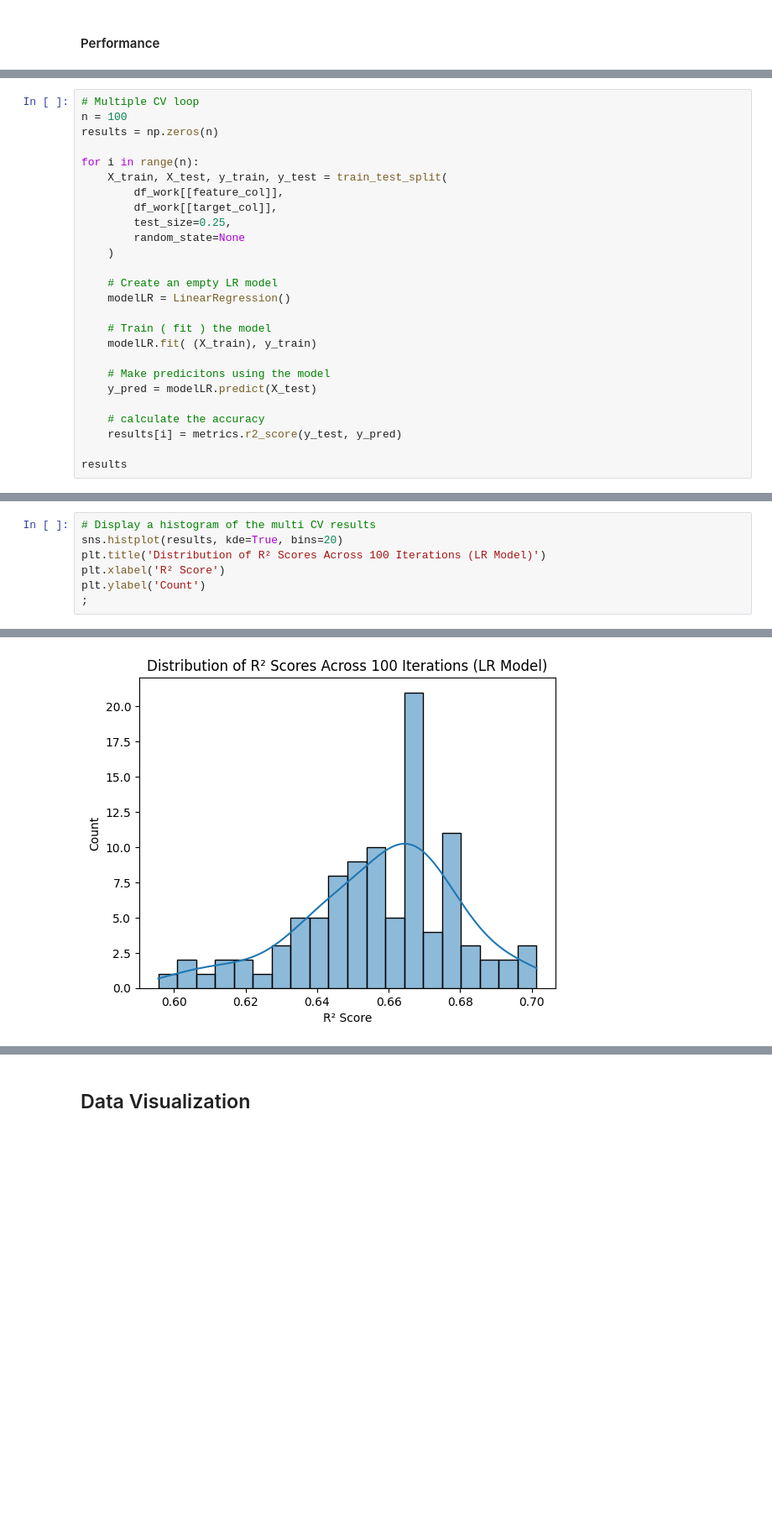
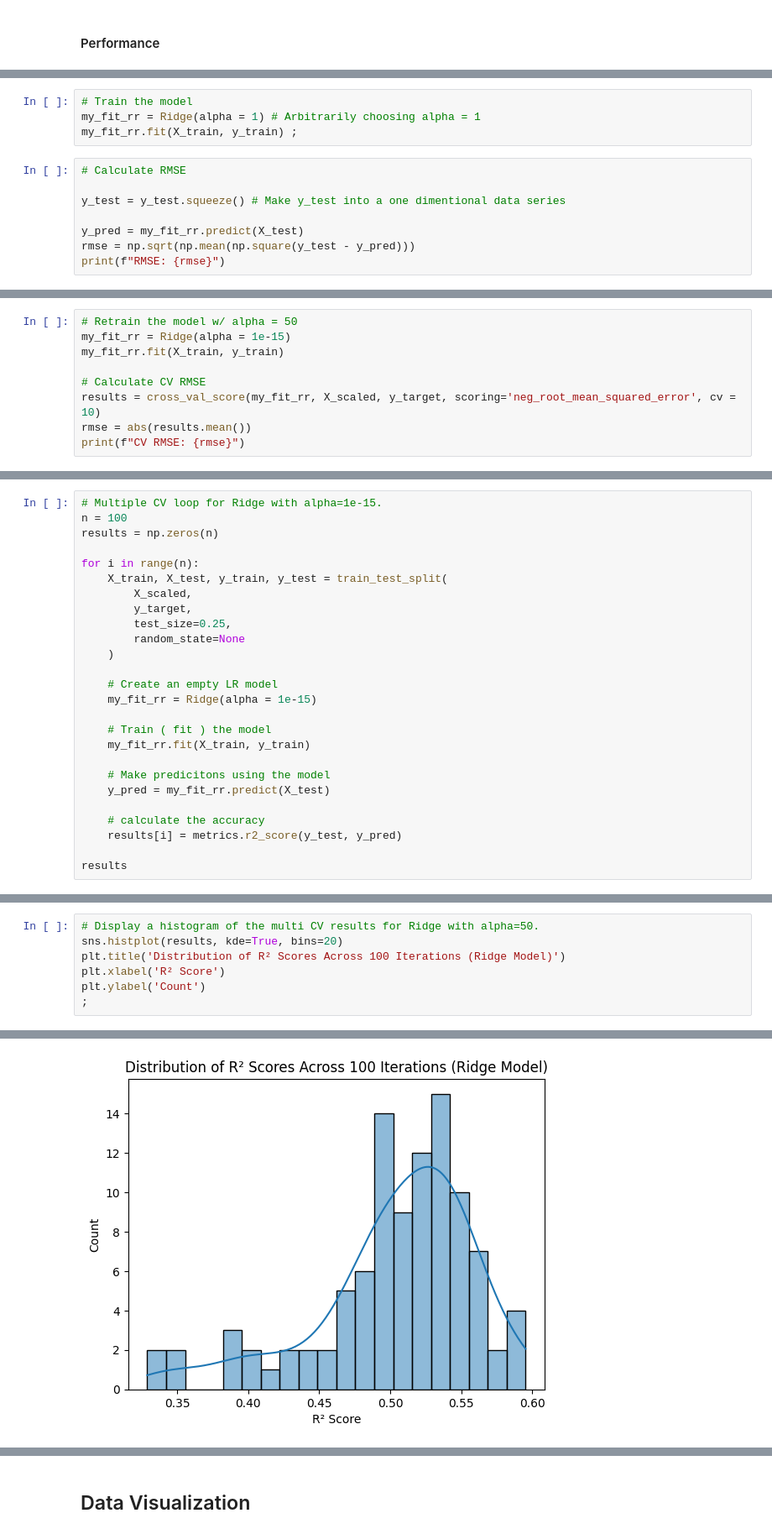
Before and after one commit to efitznm/Data-Science-Portfolio-C22, a Jupyter notebook: Modules/Module_2_Regression/Projects/Instructions/Project.2-Housing/Housing-Pass-12.ipynb, the cells around one changed output, grey strips where cells are left out. Shown at 84% size. Drawn from its saved outputs; the diff is of its cells as text; blank space fills up the shorter version.

```diff
--- a/Modules/Module_2_Regression/Projects/Instructions/Project.2-Housing/Housing-Pass-12.ipynb
+++ b/Modules/Module_2_Regression/Projects/Instructions/Project.2-Housing/Housing-Pass-12.ipynb
@@ -563,0 +588,12 @@ Multi Cross Validation
+# %%
+# Train the model
+my_fit_rr = Ridge(alpha = 1) # Arbitrarily choosing alpha = 1
+my_fit_rr.fit(X_train, y_train) ;
+# %%
+# Calculate RMSE
+
+y_test = y_test.squeeze() # Make y_test into a one dimentional data series
+
+y_pred = my_fit_rr.predict(X_test)
+rmse = np.sqrt(np.mean(np.square(y_test - y_pred)))
+print(f"RMSE: {rmse}")
@@ -563,0 +654,9 @@ Multi Cross Validation
+# %%
+# Retrain the model w/ alpha = 50
+my_fit_rr = Ridge(alpha = 1e-15)
+my_fit_rr.fit(X_train, y_train)
+
+# Calculate CV RMSE
+results = cross_val_score(my_fit_rr, X_scaled, y_target, scoring='neg_root_mean_squared_error', cv = 10)
+rmse = abs(results.mean())
+print(f"CV RMSE: {rmse}")
@@ -564,24 +665,24 @@ Multi Cross Validation
 # %%
-# Multiple CV loop
+# Multiple CV loop for Ridge with alpha=1e-15.
 n = 100
 results = np.zeros(n)
 
 for i in range(n):
     X_train, X_test, y_train, y_test = train_test_split(
-        df_work[[feature_col]],
-        df_work[[target_col]],
+        X_scaled,
+        y_target,
         test_size=0.25,
         random_state=None
     )
 
     # Create an empty LR model
-    modelLR = LinearRegression()
+    my_fit_rr = Ridge(alpha = 1e-15)
 
     # Train ( fit ) the model
-    modelLR.fit( (X_train), y_train)
+    my_fit_rr.fit(X_train, y_train)
 
     # Make predicitons using the model
-    y_pred = modelLR.predict(X_test)
+    y_pred = my_fit_rr.predict(X_test)
 
     # calculate the accuracy
     results[i] = metrics.r2_score(y_test, y_pred)
@@ -611,10 +712,10 @@ array([0.6689646 , 0.62798223, 0.62852102, 0.65271254, 0.59559667,
 # %%
-# Display a histogram of the multi CV results
+# Display a histogram of the multi CV results for Ridge with alpha=50.
 sns.histplot(results, kde=True, bins=20)
-plt.title('Distribution of R² Scores Across 100 Iterations (LR Model)')
+plt.title('Distribution of R² Scores Across 100 Iterations (Ridge Model)')
 plt.xlabel('R² Score')
 plt.ylabel('Count')
 ;
 # %% [output]
 ''
-[figure, old version]
+[figure, new version]
```
Also changed, not shown: parts of 24 cells of this notebook.
